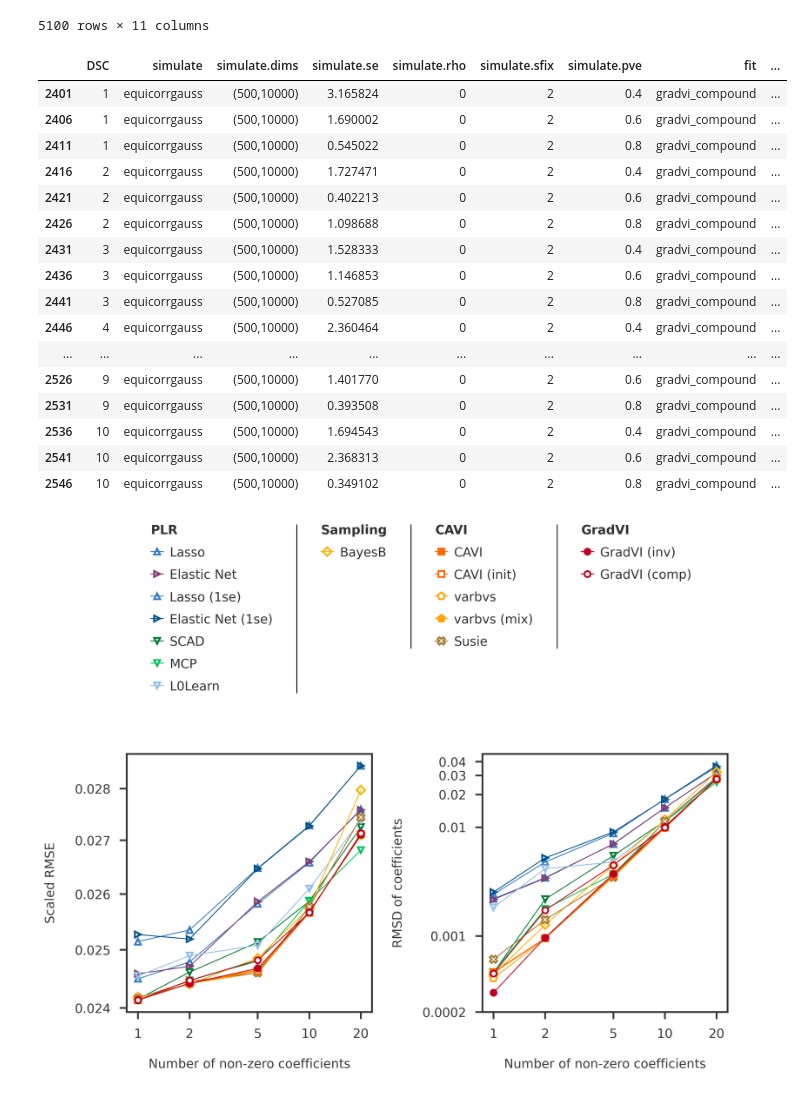
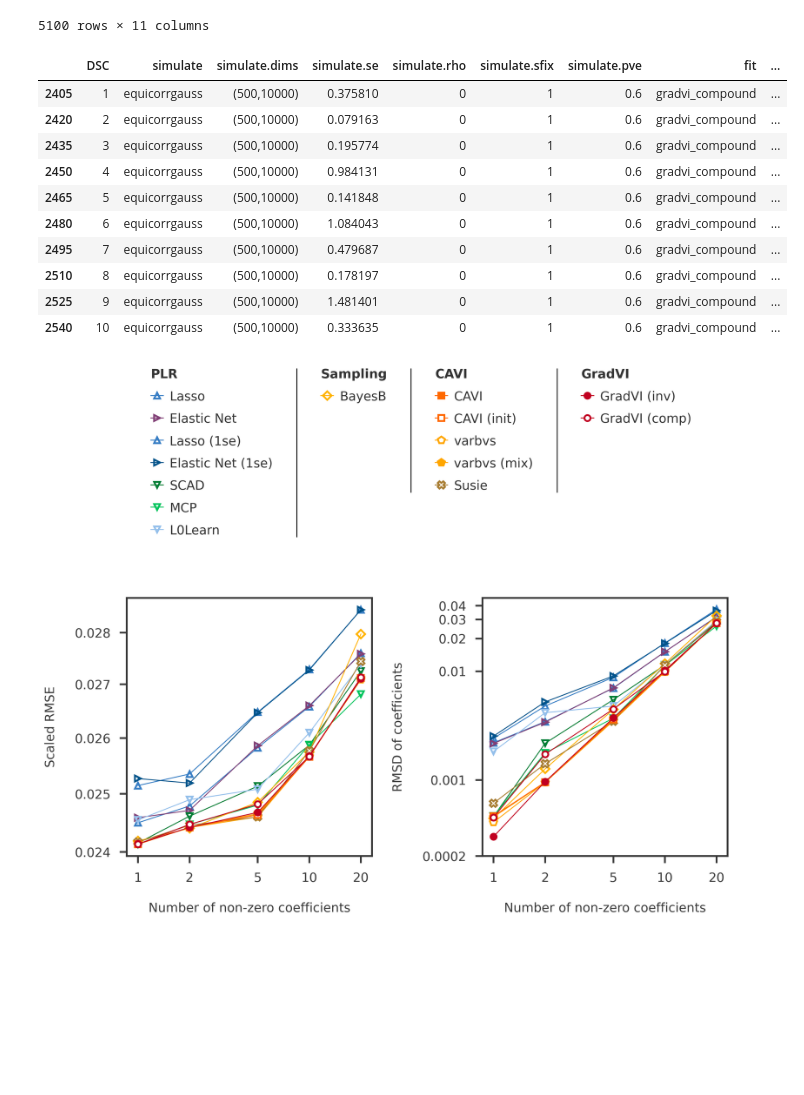
Before and after one commit to banskt/gradvi-experiments, a Jupyter notebook: analysis/fig_template_methods_on_xaxis.ipynb, the cells around one changed output. Saved outputs shown, nothing was run; the diff lists cells and outputs as text; code cells hidden in the pictures; blank space fills up the shorter version.

```diff
--- a/analysis/fig_template_methods_on_xaxis.ipynb
+++ b/analysis/fig_template_methods_on_xaxis.ipynb
@@ -70,27 +67,21 @@ dscout
 # %%
 method = 'gradvi_compound'
 colname = 'mse.err'
 
-mconditions = [f"$(fit) == {method}", f"$(simulate.sfix) == 2"]
+mconditions = [f"$(fit) == {method}", f"$(simulate.sfix) == 1", f"$(simulate.pve) == 0.6"]
 dfm = pd_utils.select_dfrows(dscout, mconditions)
 dfs = dfm[~dfm[colname].isnull()]
 
 dfs
 # %% [output]
 |  | DSC | simulate | simulate.dims | simulate.se | simulate.rho | simulate.sfix | simulate.pve | fit | ... |
-| 2401 | 1 | equicorrgauss | (500,10000) | 3.165824 | 0 | 2 | 0.4 | gradvi_compound | ... |
-| 2406 | 1 | equicorrgauss | (500,10000) | 1.690002 | 0 | 2 | 0.6 | gradvi_compound | ... |
-| 2411 | 1 | equicorrgauss | (500,10000) | 0.545022 | 0 | 2 | 0.8 | gradvi_compound | ... |
-| 2416 | 2 | equicorrgauss | (500,10000) | 1.727471 | 0 | 2 | 0.4 | gradvi_compound | ... |
-| 2421 | 2 | equicorrgauss | (500,10000) | 0.402213 | 0 | 2 | 0.6 | gradvi_compound | ... |
-| 2426 | 2 | equicorrgauss | (500,10000) | 1.098688 | 0 | 2 | 0.8 | gradvi_compound | ... |
-| 2431 | 3 | equicorrgauss | (500,10000) | 1.528333 | 0 | 2 | 0.4 | gradvi_compound | ... |
-| 2436 | 3 | equicorrgauss | (500,10000) | 1.146853 | 0 | 2 | 0.6 | gradvi_compound | ... |
-| 2441 | 3 | equicorrgauss | (500,10000) | 0.527085 | 0 | 2 | 0.8 | gradvi_compound | ... |
-| 2446 | 4 | equicorrgauss | (500,10000) | 2.360464 | 0 | 2 | 0.4 | gradvi_compound | ... |
-| ... | ... | ... | ... | ... | ... | ... | ... | ... | ... |
-| 2526 | 9 | equicorrgauss | (500,10000) | 1.401770 | 0 | 2 | 0.6 | gradvi_compound | ... |
-| 2531 | 9 | equicorrgauss | (500,10000) | 0.393508 | 0 | 2 | 0.8 | gradvi_compound | ... |
-| 2536 | 10 | equicorrgauss | (500,10000) | 1.694543 | 0 | 2 | 0.4 | gradvi_compound | ... |
-| 2541 | 10 | equicorrgauss | (500,10000) | 2.368313 | 0 | 2 | 0.6 | gradvi_compound | ... |
-| 2546 | 10 | equicorrgauss | (500,10000) | 0.349102 | 0 | 2 | 0.8 | gradvi_compound | ... |
+| 2405 | 1 | equicorrgauss | (500,10000) | 0.375810 | 0 | 1 | 0.6 | gradvi_compound | ... |
+| 2420 | 2 | equicorrgauss | (500,10000) | 0.079163 | 0 | 1 | 0.6 | gradvi_compound | ... |
+| 2435 | 3 | equicorrgauss | (500,10000) | 0.195774 | 0 | 1 | 0.6 | gradvi_compound | ... |
+| 2450 | 4 | equicorrgauss | (500,10000) | 0.984131 | 0 | 1 | 0.6 | gradvi_compound | ... |
+| 2465 | 5 | equicorrgauss | (500,10000) | 0.141848 | 0 | 1 | 0.6 | gradvi_compound | ... |
+| 2480 | 6 | equicorrgauss | (500,10000) | 1.084043 | 0 | 1 | 0.6 | gradvi_compound | ... |
+| 2495 | 7 | equicorrgauss | (500,10000) | 0.479687 | 0 | 1 | 0.6 | gradvi_compound | ... |
+| 2510 | 8 | equicorrgauss | (500,10000) | 0.178197 | 0 | 1 | 0.6 | gradvi_compound | ... |
+| 2525 | 9 | equicorrgauss | (500,10000) | 1.481401 | 0 | 1 | 0.6 | gradvi_compound | ... |
+| 2540 | 10 | equicorrgauss | (500,10000) | 0.333635 | 0 | 1 | 0.6 | gradvi_compound | ... |
```
Also changed, not shown: parts of 8 cells of this notebook, 2 other files.
